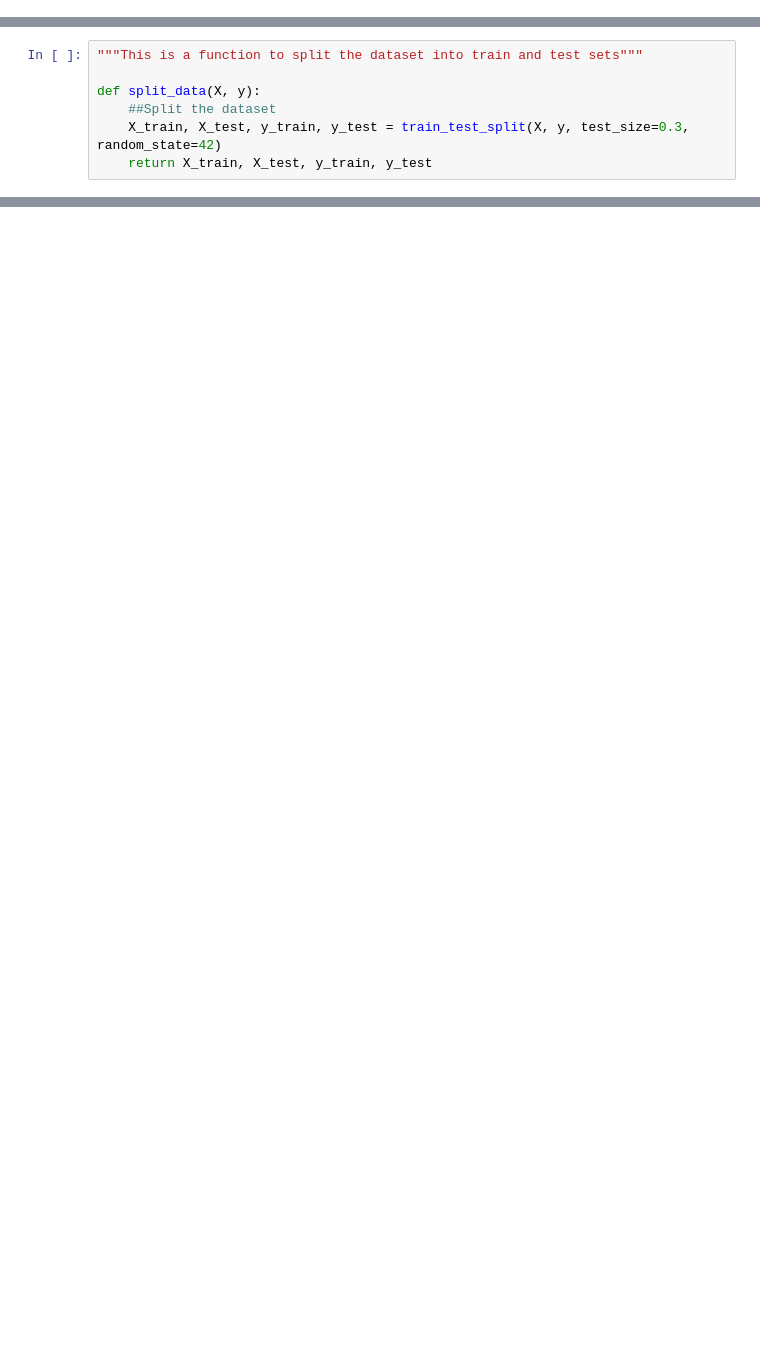
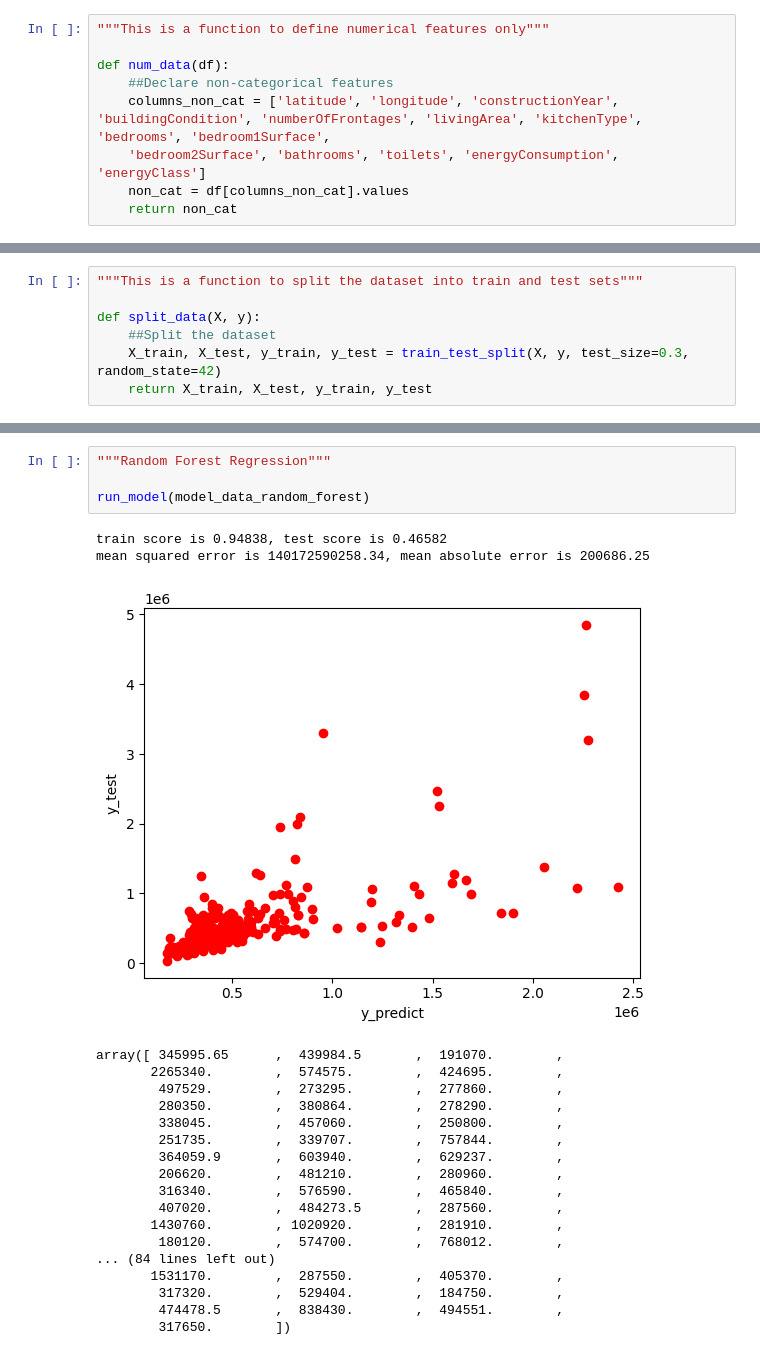
Before and after one commit to m9tadeo/real-estate-price-prediction, a Jupyter notebook: model_training/model_training_2.ipynb, the cells around one changed output, grey strips where cells are left out. Saved outputs shown, nothing was run; the diff lists cells and outputs as text; blank space fills up the shorter version.

```diff
--- a/model_training/model_training_2.ipynb
+++ b/model_training/model_training_2.ipynb
@@ -35,4 +40,13 @@ def ohe_data(df):
     ##Stack type with other categorical features
     cat_data = np.column_stack((column_type, cat_ohe))
     return cat_data
+# %%
+"""This is a function to define numerical features only"""
+
+def num_data(df):
+    ##Declare non-categorical features
+    columns_non_cat = ['latitude', 'longitude', 'constructionYear', 'buildingCondition', 'numberOfFrontages', 'livingArea', 'kitchenType', 'bedrooms', 'bedroom1Surface',
+    'bedroom2Surface', 'bathrooms', 'toilets', 'energyConsumption', 'energyClass']
+    non_cat = df[columns_non_cat].values
+    return non_cat
 # %%
@@ -157,0 +368,25 @@ knn_plot = model_plot(y_predict, y_test)
+# %%
+"""Random Forest Regression"""
+
+run_model(model_data_random_forest)
+# %% [output]
+train score is 0.94838, test score is 0.46582
+mean squared error is 140172590258.34, mean absolute error is 200686.25
+[figure, added]
+array([ 345995.65      ,  439984.5       ,  191070.        ,
+       2265340.        ,  574575.        ,  424695.        ,
+        497529.        ,  273295.        ,  277860.        ,
+        280350.        ,  380864.        ,  278290.        ,
+        338045.        ,  457060.        ,  250800.        ,
+        251735.        ,  339707.        ,  757844.        ,
+        364059.9       ,  603940.        ,  629237.        ,
+        206620.        ,  481210.        ,  280960.        ,
+        316340.        ,  576590.        ,  465840.        ,
+        407020.        ,  484273.5       ,  287560.        ,
+       1430760.        , 1020920.        ,  281910.        ,
+        180120.        ,  574700.        ,  768012.        ,
+... (84 lines left out)
+       1531170.        ,  287550.        ,  405370.        ,
+        317320.        ,  529404.        ,  184750.        ,
+        474478.5       ,  838430.        ,  494551.        ,
+        317650.        ])
```
Also changed, not shown: parts of 23 cells of this notebook, 1 other file.
